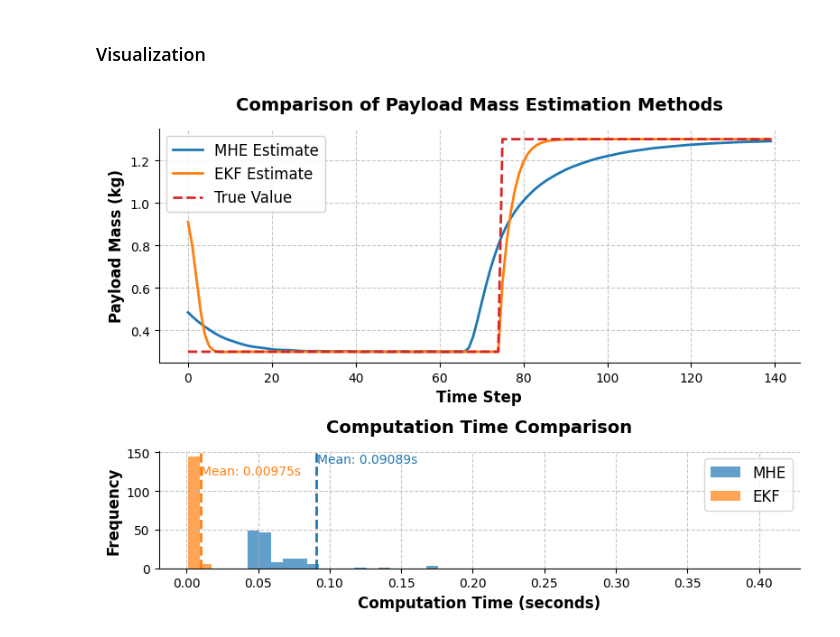
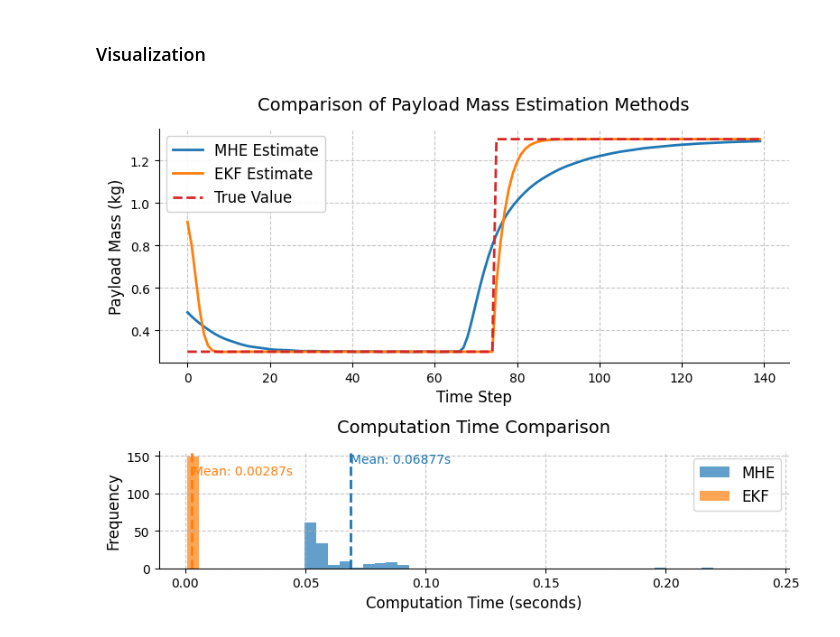
Before and after one commit to shaoanlu/pyNMPC, a Jupyter notebook: examples/mhe_ekf_payload_estimation.ipynb, the cells around one changed output. Drawn from its saved outputs; the diff is of its cells as text; code cells hidden in the pictures.

```diff
--- a/examples/mhe_ekf_payload_estimation.ipynb
+++ b/examples/mhe_ekf_payload_estimation.ipynb
@@ -179,10 +185,10 @@ m_p_estimates_ekf = []
 
 for i in range(len(u_seq)):
     start_time = time.time()
-    ekf.predict(u_seq[i])
-    ekf.update(x_seq[i][:-1])
+    ctrl, meas = u_seq[i], x_seq[i][:-1]
+    est_state = ekf.estimate(ctrl, meas)
     computation_times_ekf.append(time.time() - start_time)
-    m_p_estimates_ekf.append(ekf.get_state()[8])
+    m_p_estimates_ekf.append(est_state[-1])
 # %% [markdown]
 ### Visualization
 # %%
@@ -203,9 +209,9 @@ ax1.plot(time_steps, m_p_estimates_ekf[:len(m_p_estimates)], linewidth=2, color=
 ax1.plot(time_steps, x_seq[:len(m_p_estimates), -1], linestyle='--', linewidth=2, color='#d62728', label="True Value")
 
 # Configure first plot
-ax1.set_xlabel("Time Step", fontsize=12, fontweight='bold')
-ax1.set_ylabel("Payload Mass (kg)", fontsize=12, fontweight='bold')
-ax1.set_title("Comparison of Payload Mass Estimation Methods", fontsize=14, fontweight='bold', pad=15)
+ax1.set_xlabel("Time Step", fontsize=12)
+ax1.set_ylabel("Payload Mass (kg)", fontsize=12)
+ax1.set_title("Comparison of Payload Mass Estimation Methods", fontsize=14, pad=15)
 ax1.grid(True, linestyle='--', alpha=0.7)
 ax1.legend(loc='best', fontsize=12, framealpha=0.9)
 ax1.spines['top'].set_visible(False)
@@ -213,9 +219,9 @@ ax1.spines['right'].set_visible(False)
 ax1.tick_params(axis='both', which='major', labelsize=10)
 
 # Plot 2: Computation time comparison
-ax2.set_title("Computation Time Comparison", fontsize=14, fontweight='bold', pad=15)
-ax2.set_xlabel("Computation Time (seconds)", fontsize=12, fontweight='bold')
-ax2.set_ylabel("Frequency", fontsize=12, fontweight='bold')
+ax2.set_title("Computation Time Comparison", fontsize=14, pad=15)
+ax2.set_xlabel("Computation Time (seconds)", fontsize=12)
+ax2.set_ylabel("Frequency", fontsize=12)
 
 # Determine bin edges for both histograms
 max_time = max(np.quantile(computation_times_mhe, 0.99), np.quantile(computation_times_ekf, 0.99))
@@ -226,31 +232,31 @@ bins = np.linspace(min_time, max_time, 50)
 ax2.hist(computation_times_mhe, bins=bins, alpha=0.7, color='#1f77b4', label="MHE")
 ax2.hist(computation_times_ekf, bins=bins, alpha=0.7, color='#ff7f0e', label="EKF")
 
 # Configure second plot
 ax2.grid(True, linestyle='--', alpha=0.7)
 ax2.legend(loc='upper right', fontsize=12)
 ax2.spines['top'].set_visible(False)
 ax2.spines['right'].set_visible(False)
 ax2.tick_params(axis='both', which='major', labelsize=10)
 
 # Add mean computation time annotations
 mean_mhe = np.mean(computation_times_mhe)
 mean_ekf = np.mean(computation_times_ekf)
 ax2.axvline(mean_mhe, color='#1f77b4', linestyle='--', linewidth=2)
 ax2.axvline(mean_ekf, color='#ff7f0e', linestyle='--', linewidth=2)
 ax2.annotate(f'Mean: {mean_mhe:.5f}s', xy=(mean_mhe, ax2.get_ylim()[1]*0.9),
             xytext=(mean_mhe+0.0001, ax2.get_ylim()[1]*0.9),
             color='#1f77b4', fontsize=10)
 ax2.annotate(f'Mean: {mean_ekf:.5f}s', xy=(mean_ekf, ax2.get_ylim()[1]*0.8),
             xytext=(mean_ekf+0.0001, ax2.get_ylim()[1]*0.8),
             color='#ff7f0e', fontsize=10)
 
 # Format x-axis to scientific notation if values are very small
 if max_time < 0.001:
     ax2.xaxis.set_major_formatter(ticker.ScalarFormatter(useMathText=True))
     ax2.ticklabel_format(style='sci', axis='x', scilimits=(0,0))
 
 plt.tight_layout()
 plt.show()
 # %% [output]
-[figure, old version]
+[figure, new version]
```
Also changed, not shown: parts of 1 cell of this notebook.
